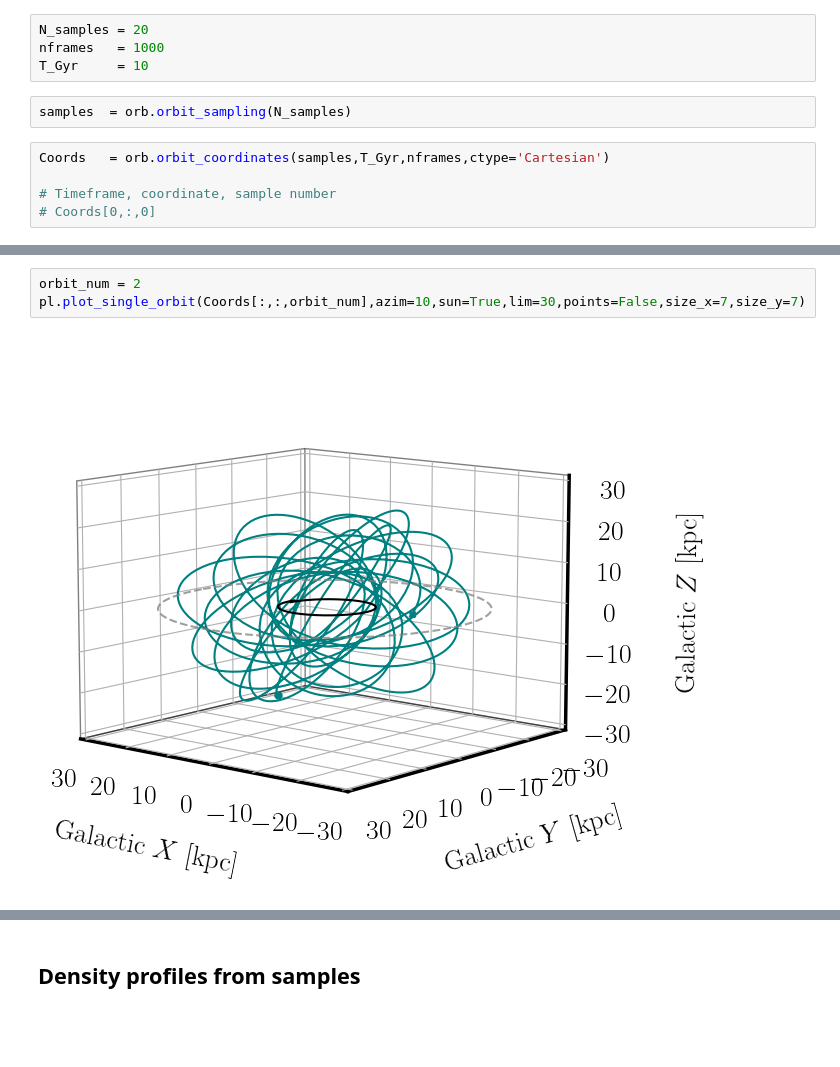
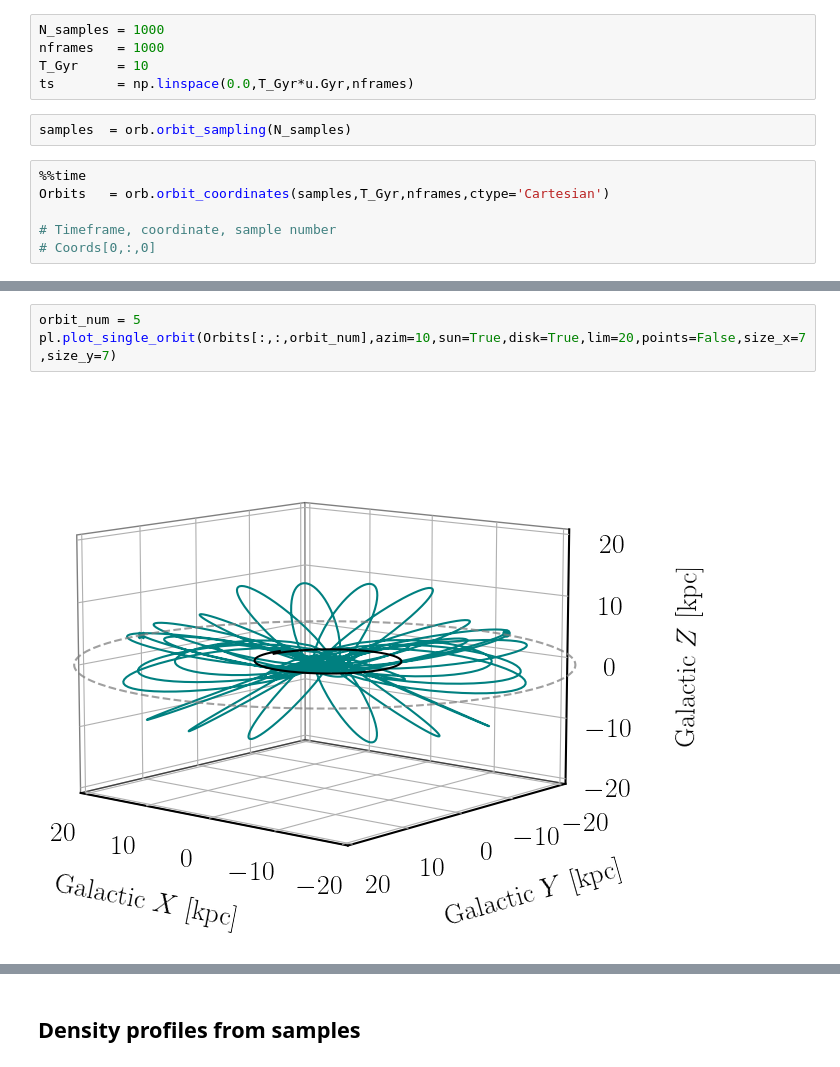
Before and after one commit to gpierobon/AxionStreams, a Jupyter notebook: example.ipynb, the cells around one changed output, grey strips where cells are left out. Cells and saved outputs as stored; diff of their text form; blank space fills up the shorter version.

```diff
--- a/example.ipynb
+++ b/example.ipynb
@@ -32,13 +33,15 @@ The autoreload extension is already loaded. To reload it, use:
 # %% [markdown]
 ## Orbit creation from sampling
 # %%
-N_samples = 20
+N_samples = 1000
 nframes   = 1000
 T_Gyr     = 10
+ts        = np.linspace(0.0,T_Gyr*u.Gyr,nframes)
 # %%
 samples  = orb.orbit_sampling(N_samples)
 # %%
-Coords   = orb.orbit_coordinates(samples,T_Gyr,nframes,ctype='Cartesian')
+%%time
+Orbits   = orb.orbit_coordinates(samples,T_Gyr,nframes,ctype='Cartesian')
 
 # Timeframe, coordinate, sample number
 # Coords[0,:,0]
@@ -45,5 +51,5 @@ Coords   = orb.orbit_coordinates(samples,T_Gyr,nframes,ctype='Cartesian')
 # %%
-orbit_num = 2
-pl.plot_single_orbit(Coords[:,:,orbit_num],azim=10,sun=True,lim=30,points=False,size_x=7,size_y=7)
+orbit_num = 5
+pl.plot_single_orbit(Orbits[:,:,orbit_num],azim=10,sun=True,disk=True,lim=20,points=False,size_x=7,size_y=7)
 # %% [output]
-[figure, old version]
+[figure, new version]
```
Also changed, not shown: parts of 7 cells of this notebook.
